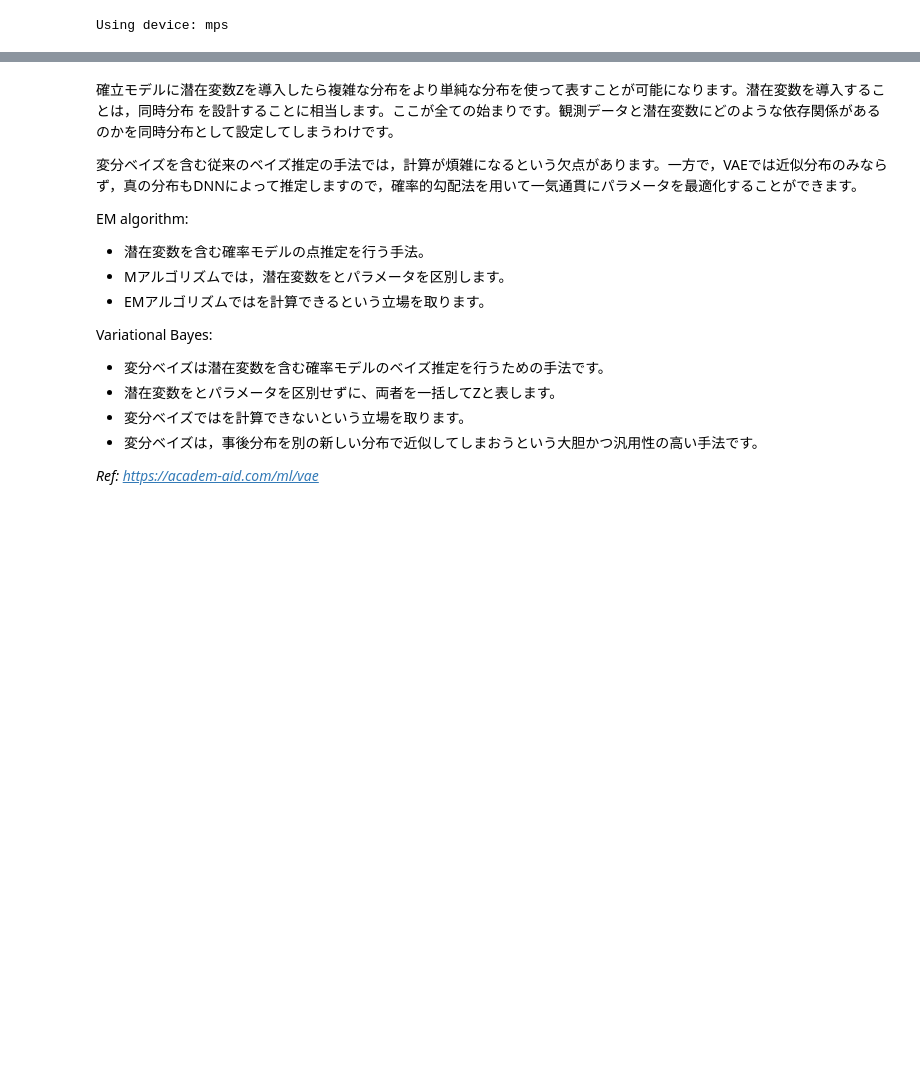
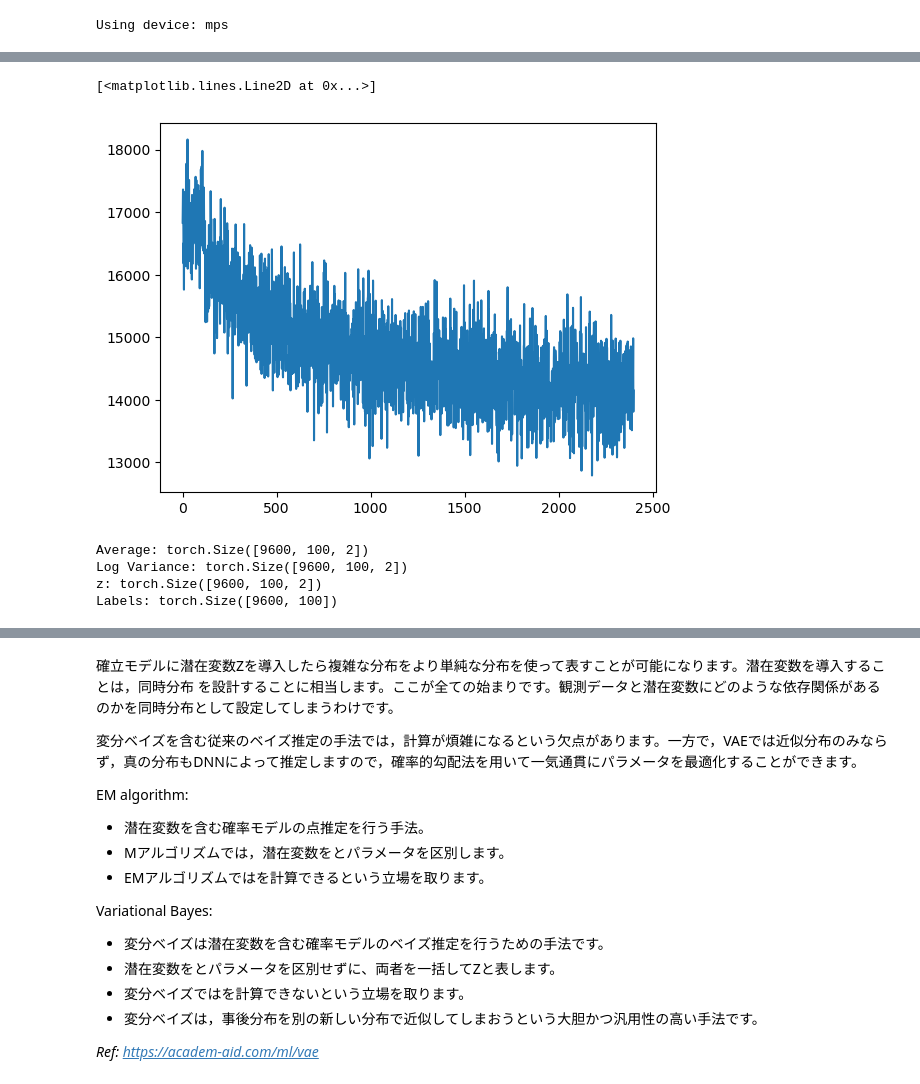
Before and after one commit to uentinnlea/MI_tool, a Jupyter notebook: dimension_reduction/VAE_visualization.ipynb, the cells around one changed output, grey strips where cells are left out. Cells and saved outputs as stored; diff of their text form; code cells hidden in the pictures; blank space fills up the shorter version.

```diff
--- a/dimension_reduction/VAE_visualization.ipynb
+++ b/dimension_reduction/VAE_visualization.ipynb
@@ -192,0 +195,26 @@ plt.plot(train_loss_np)
+# %%
+val_loss_tensor = torch.stack(history["val_loss"])
+val_loss_np = val_loss_tensor.to('cpu').detach().numpy().copy()
+plt.plot(val_loss_np)
+# %% [output]
+[<matplotlib.lines.Line2D at 0x...>]
+[figure, added]
+# %%
+ave_tensor = torch.stack(history["ave"])
+log_var_tensor = torch.stack(history["log_var"])
+z_tensor = torch.stack(history["z"])
+labels_tensor = torch.stack(history["labels"])
+print(f"Average: {ave_tensor.size()}") # total batch number is 480 cuz batch size is 100. 480 (total batch number) * 20 (epochs number) = 9600
+print(f"Log Variance: {log_var_tensor.size()}")
+print(f"z: {z_tensor.size()}")
+print(f"Labels: {labels_tensor.size()}")
+
+ave_np = ave_tensor.to('cpu').detach().numpy().copy()
+log_var_np = log_var_tensor.to('cpu').detach().numpy().copy()
+z_np = z_tensor.to('cpu').detach().numpy().copy()
+labels_np = labels_tensor.to('cpu').detach().numpy().copy()
+# %% [output]
+Average: torch.Size([9600, 100, 2])
+Log Variance: torch.Size([9600, 100, 2])
+z: torch.Size([9600, 100, 2])
+Labels: torch.Size([9600, 100])
```
Also changed, not shown: parts of 10 cells of this notebook, 1 other file.
